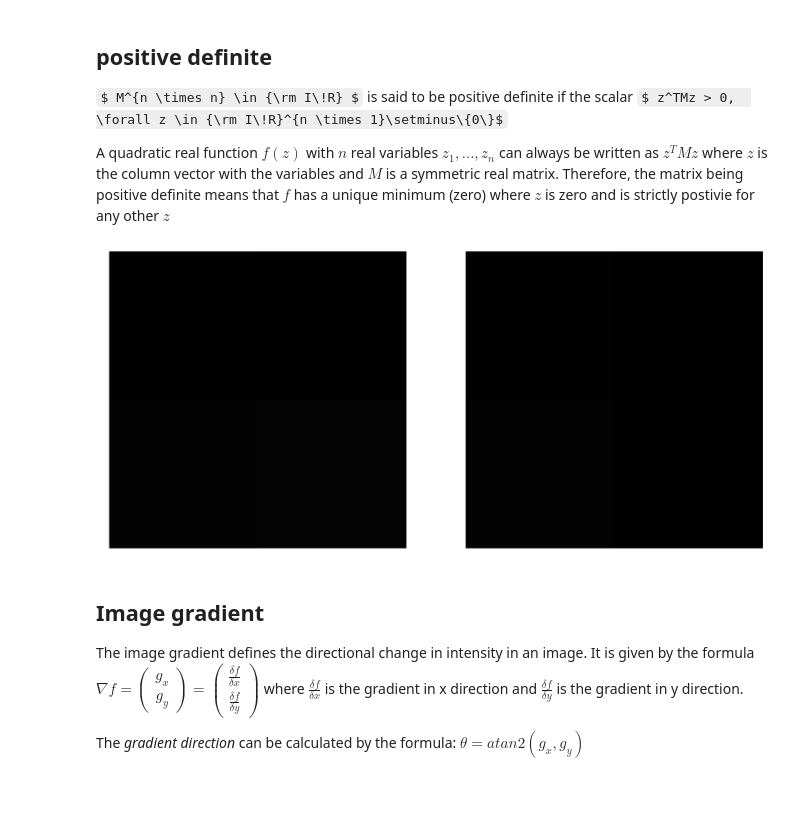
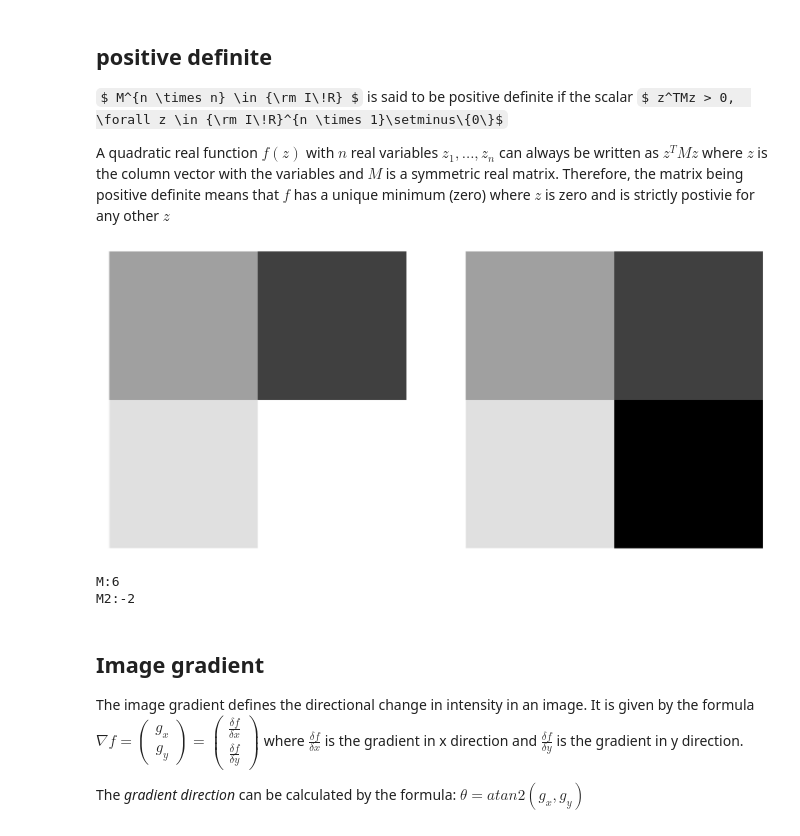
Before and after one commit to justayak/computer_vision_ws2015, a Jupyter notebook: play/studying.ipynb, the cells around one changed output. Drawn from its saved outputs; the diff is of its cells as text; code cells hidden in the pictures; some formulas as TeX source; blank space fills up the shorter version.

```diff
--- a/play/studying.ipynb
+++ b/play/studying.ipynb
@@ -21,13 +21,13 @@ $ M^{n \times n} \in {\rm I\!R} $ is said to be positive definite if the scalar
 
 A quadratic real function $f(z)$ with $n$ real variables $z_1, ..., z_n$ can always be written as $z^TMz$ where $z$ is the column vector with the variables and $M$ is a symmetric real matrix. Therefore, the matrix being positive definite means that $f$ has a unique minimum (zero) where $z$ is zero and is strictly postivie for any other $z$
 # %%
-M = np.array([[1, -2], [3, 4]], )
+M = np.array([[1, -2], [3, 4]])
 M2 = np.array([[1, -2], [3, -4]])
 
-jv.paint_mats([M, M2], interpolation="nearest")
+jv.paint_mats([M, M2], interpolation="nearest", vmin=-4, vmax=4)
 #jv.plot2d(M)
 # %% [output]
-[figure, old version]
+[figure, new version]
 # %%
 z = np.array([-1, -1])
 x = np.dot(np.dot(z.T, M), z)
@@ -35,6 +35,9 @@ print("M:" + str(x))  # positive definite
 
 x2 = np.dot(np.dot(z.T, M2), z)
 print("M2:" + str(x2))  # not positive definite!
+# %% [output]
+M:6
+M2:-2
 # %% [markdown]
 ## Image gradient
 
```
Also changed, not shown: parts of 1 cell of this notebook.
